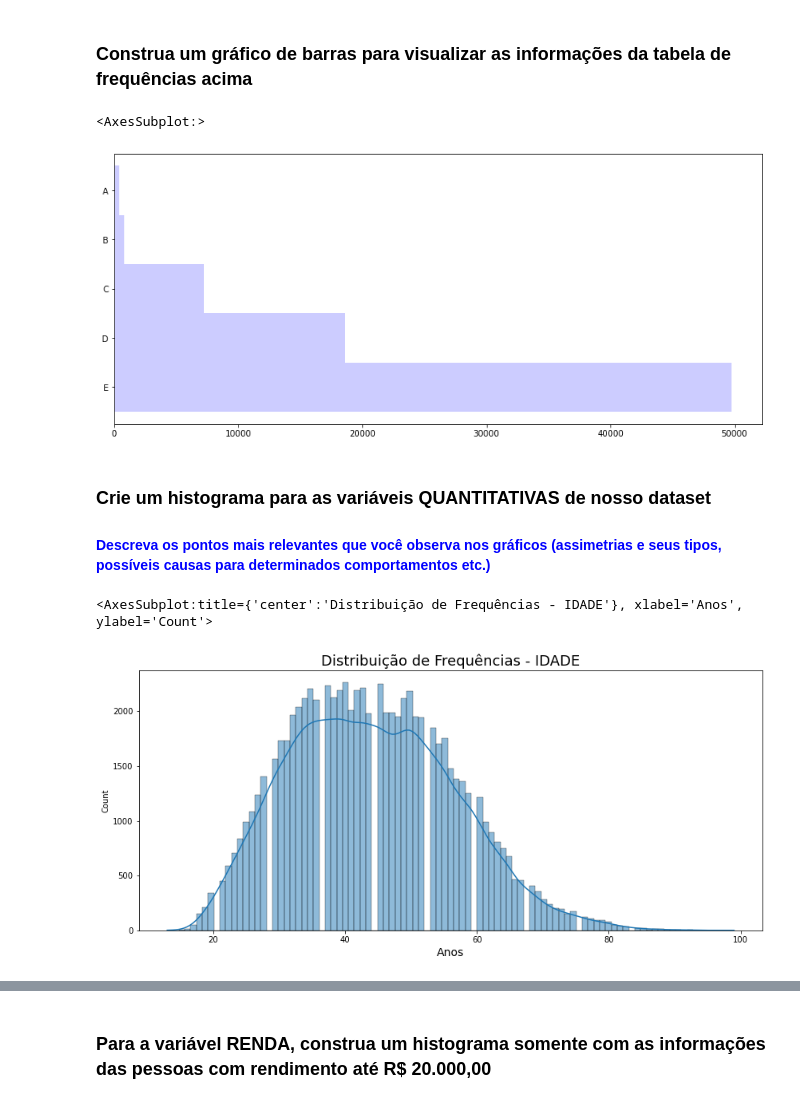
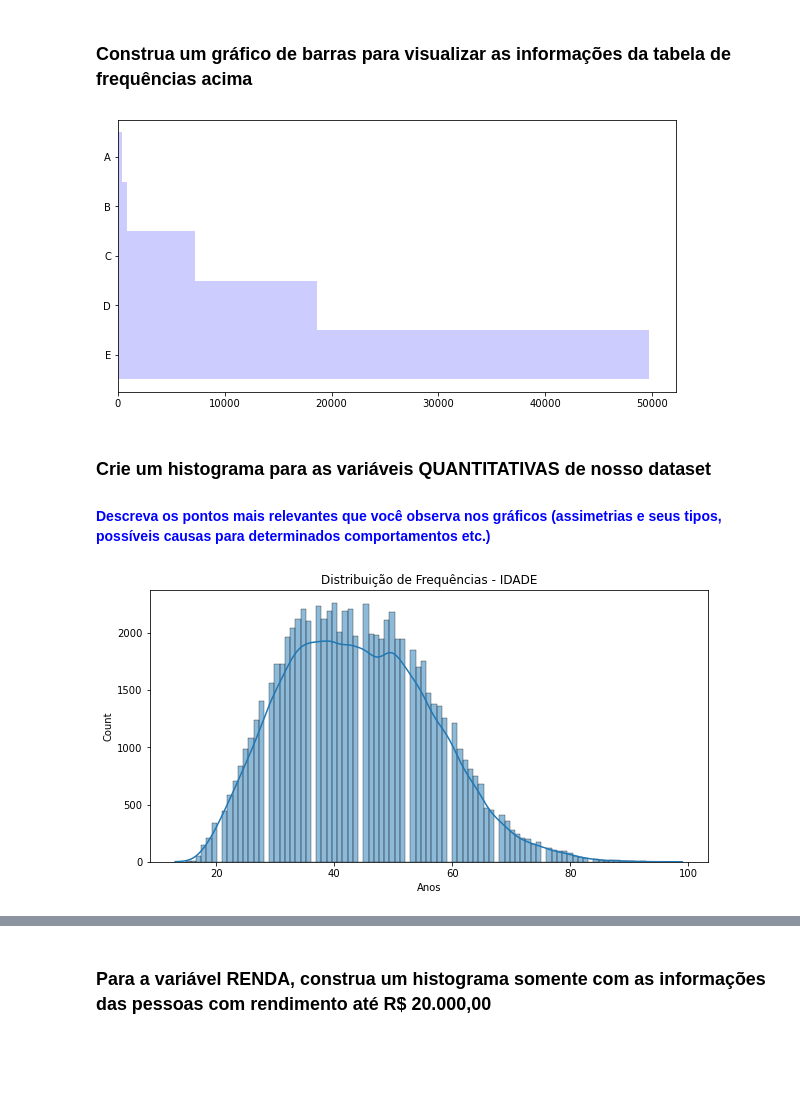
Before and after one commit to dehscardoso/desenvolve-boticario, a Jupyter notebook: Semana 07/Estatística com Python Parte 1 - Frequências e Medidas/Analise_Descritiva.ipynb, the cells around one changed output, grey strips where cells are left out. Saved outputs shown, nothing was run; the diff lists cells and outputs as text; code cells hidden in the pictures; blank space fills up the shorter version.

```diff
--- a/Semana 07/Estatística com Python Parte 1 - Frequências e Medidas/Analise_Descritiva.ipynb
+++ b/Semana 07/Estatística com Python Parte 1 - Frequências e Medidas/Analise_Descritiva.ipynb
@@ -238,21 +238,18 @@ dist_freq_renda.sort_index(ascending = False)
 # %% [markdown]
 ### Construa um gráfico de barras para visualizar as informações da tabela de frequências acima
 # %%
-dist_freq_renda['Frequência'].plot.barh(width = 1, color = 'blue', alpha = 0.2, figsize=(14, 6))
+dist_freq_renda['Frequência'].plot.barh(width = 1, color = 'blue', alpha=0.2, figsize=(10, 5));
 # %% [output]
-<AxesSubplot:>
-[figure, old version]
+[figure, new version]
 # %% [markdown]
 ### Crie um histograma para as variáveis QUANTITATIVAS de nosso dataset
 #### <font color='blue'>Descreva os pontos mais relevantes que você observa nos gráficos (assimetrias e seus tipos, possíveis causas para determinados comportamentos etc.)</font>
 # %%
 ax = sns.histplot(dados['Idade'], kde=True)
-ax.figure.set_size_inches(14, 6)
-ax.set_title('Distribuição de Frequências - IDADE', fontsize=18)
-ax.set_xlabel('Anos', fontsize=14)
-ax
+ax.figure.set_size_inches(10, 5)
+ax.set_title('Distribuição de Frequências - IDADE', fontsize=12)
+ax.set_xlabel('Anos', fontsize=10);
 # %% [output]
-<AxesSubplot:title={'center':'Distribuição de Frequências - IDADE'}, xlabel='Anos', ylabel='Count'>
-[figure, old version]
+[figure, new version]
 # %%
 ax = sns.histplot(dados['Altura'], kde=True)
```
Also changed, not shown: parts of 8 cells of this notebook, 1 other file.
